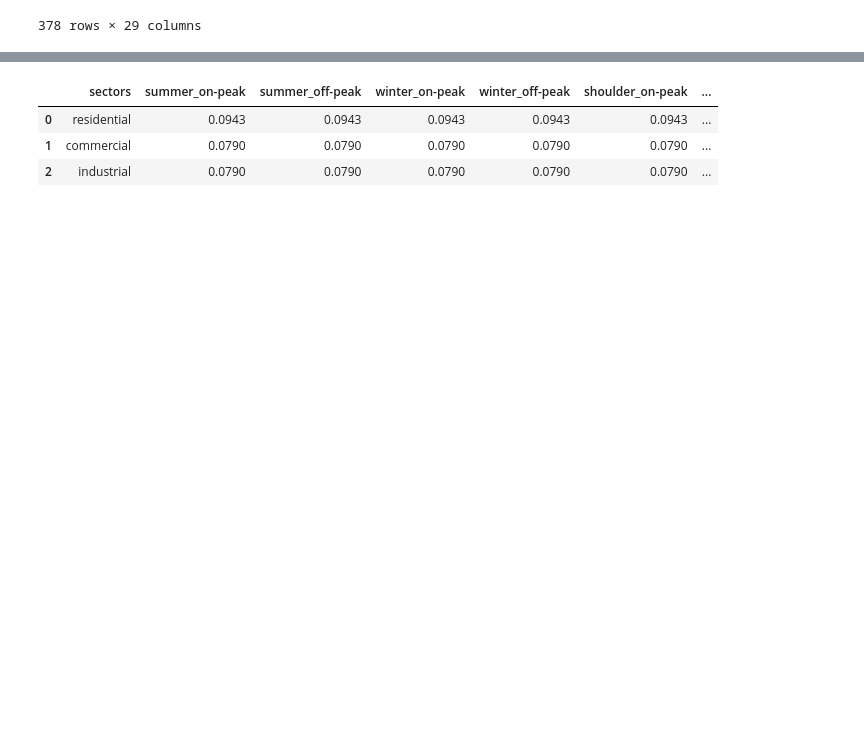
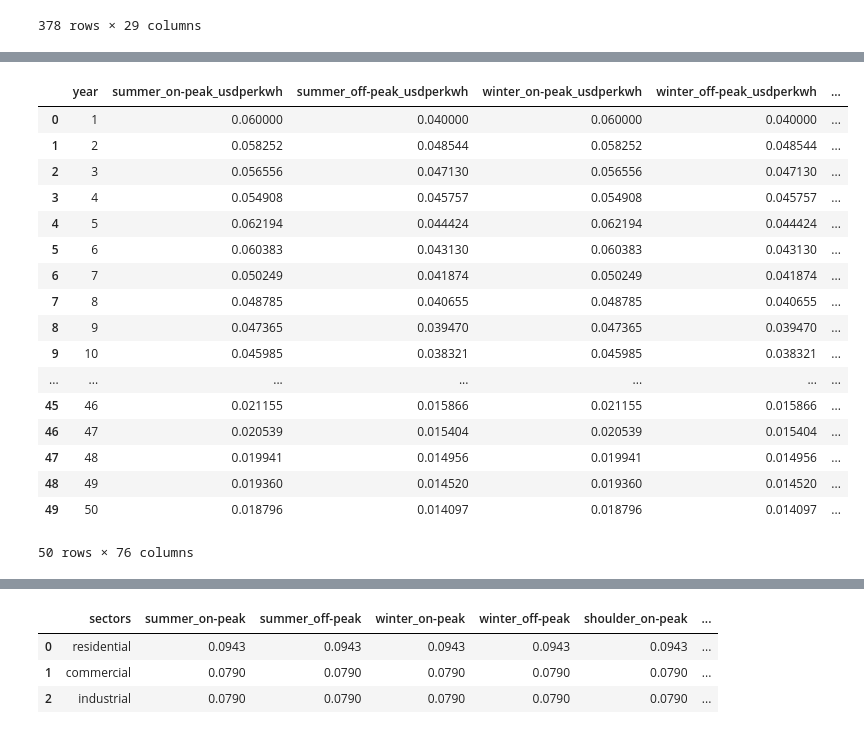
Before and after one commit to NV5-Optimal/Potential_Study_Tool_Prototype, a Jupyter notebook: 010_Avoided_Cost_Benefits_For_Tests.ipynb, the cells around one changed output, grey strips where cells are left out. Saved outputs shown, nothing was run; the diff lists cells and outputs as text; code cells hidden in the pictures; blank space fills up the shorter version.

```diff
--- a/010_Avoided_Cost_Benefits_For_Tests.ipynb
+++ b/010_Avoided_Cost_Benefits_For_Tests.ipynb
@@ -116,29 +131,49 @@ df[['measure_electric_energy_savings', 'measure_natural_gas_savings',
 # %%
 #Read in avoided costs data
 avoided_costs = pd.read_excel("010_input/11_Avoided_Cost.xlsx")
 clean_column_names(avoided_costs)
 
 #########################
 #### Feature Request ####
 #########################
 # Requested feature from Matt - Have real discount rate change based on Cost test used
 # so now we need to do all of these calculations for each and every cost test - THis will be accomplished by having different Avoided cost sheets we pull from that have different real discount rates applied
 # now we need to convert all avoided costs (that are in real dollars of the start year) to discounted dollars due to the time value of money
 # Money today is worth more than the same amount of money in the future due to its potential earning capacity
 real_discount_rate = 0.03
 # this value will need to be changeable based on test run
 # I think we do this calculation for each test and just label the column with the test name that it will need to be used for
 
 ##############################
 #### Applying Discounting ####
 ##############################
 # Present Value = Future Value / (1 + real_discount_rate)^(year - base_year)
 # Get list of columns that contain dollar values (looking for 'usd' in column name)
 dollar_columns = [col for col in avoided_costs.columns if 'usd' in col.lower()]
 avoided_costs['base_year'] = avoided_costs['year'].min()
 # Apply discount formula to each dollar column
 for col in dollar_columns:
     avoided_costs[col] = avoided_costs[col] / ((1 + real_discount_rate) ** (avoided_costs['year'] - avoided_costs['base_year']))
+avoided_costs
+# %% [output]
+|  | year | summer_on-peak_usdperkwh | summer_off-peak_usdperkwh | winter_on-peak_usdperkwh | winter_off-peak_usdperkwh | ... |
+| 0 | 1 | 0.060000 | 0.040000 | 0.060000 | 0.040000 | ... |
+| 1 | 2 | 0.058252 | 0.048544 | 0.058252 | 0.048544 | ... |
+| 2 | 3 | 0.056556 | 0.047130 | 0.056556 | 0.047130 | ... |
+| 3 | 4 | 0.054908 | 0.045757 | 0.054908 | 0.045757 | ... |
+| 4 | 5 | 0.062194 | 0.044424 | 0.062194 | 0.044424 | ... |
+| 5 | 6 | 0.060383 | 0.043130 | 0.060383 | 0.043130 | ... |
+| 6 | 7 | 0.050249 | 0.041874 | 0.050249 | 0.041874 | ... |
+| 7 | 8 | 0.048785 | 0.040655 | 0.048785 | 0.040655 | ... |
+| 8 | 9 | 0.047365 | 0.039470 | 0.047365 | 0.039470 | ... |
+| 9 | 10 | 0.045985 | 0.038321 | 0.045985 | 0.038321 | ... |
+| ... | ... | ... | ... | ... | ... | ... |
+| 45 | 46 | 0.021155 | 0.015866 | 0.021155 | 0.015866 | ... |
+| 46 | 47 | 0.020539 | 0.015404 | 0.020539 | 0.015404 | ... |
+| 47 | 48 | 0.019941 | 0.014956 | 0.019941 | 0.014956 | ... |
+| 48 | 49 | 0.019360 | 0.014520 | 0.019360 | 0.014520 | ... |
+| 49 | 50 | 0.018796 | 0.014097 | 0.018796 | 0.014097 | ... |
+50 rows × 76 columns
 # %%
 avoided_costs.to_csv("./010_output/avoided_costs_discounted.csv", index=False)
 # %%
```
Also changed, not shown: parts of 4 cells of this notebook, 5 other files.
